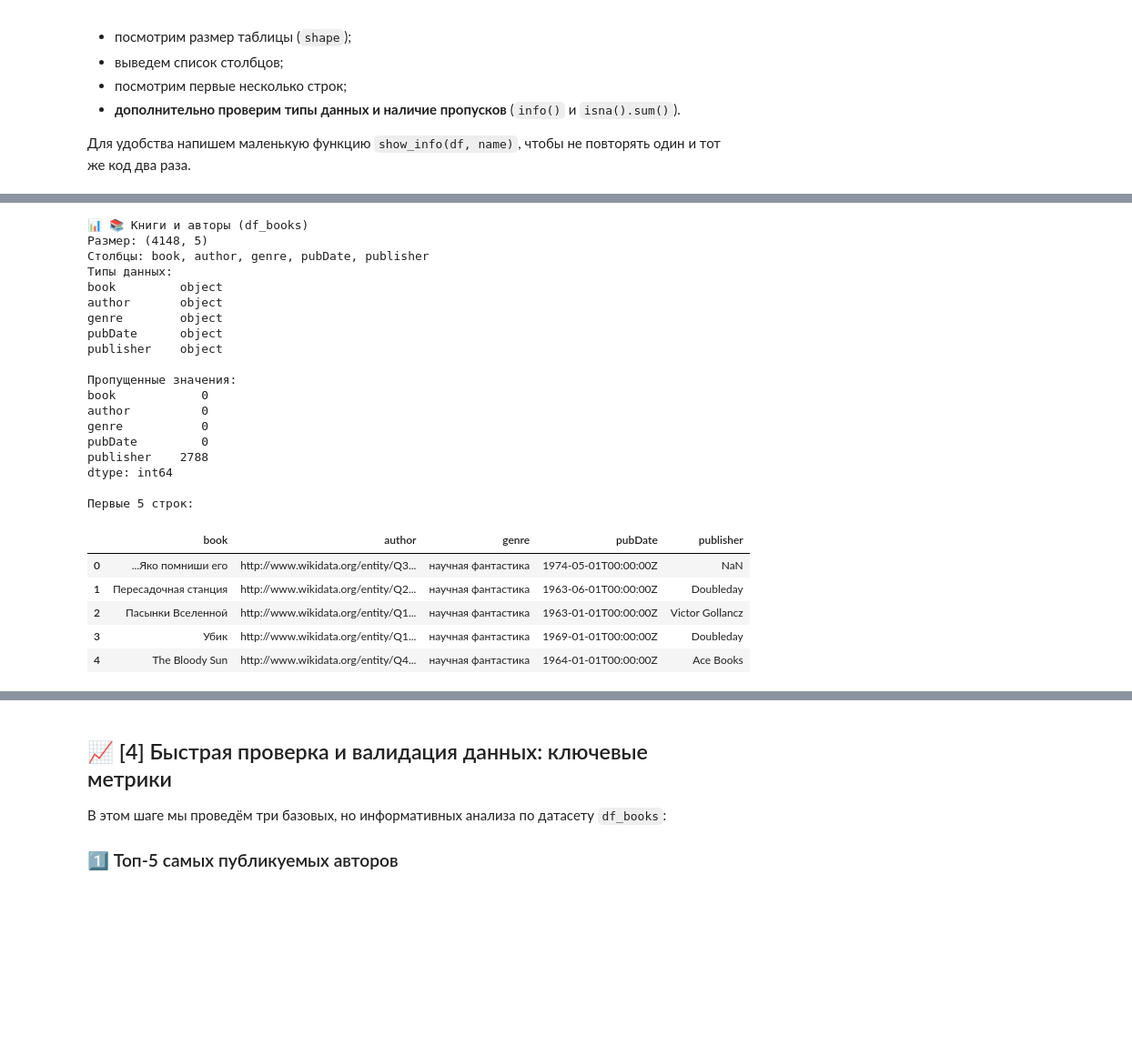
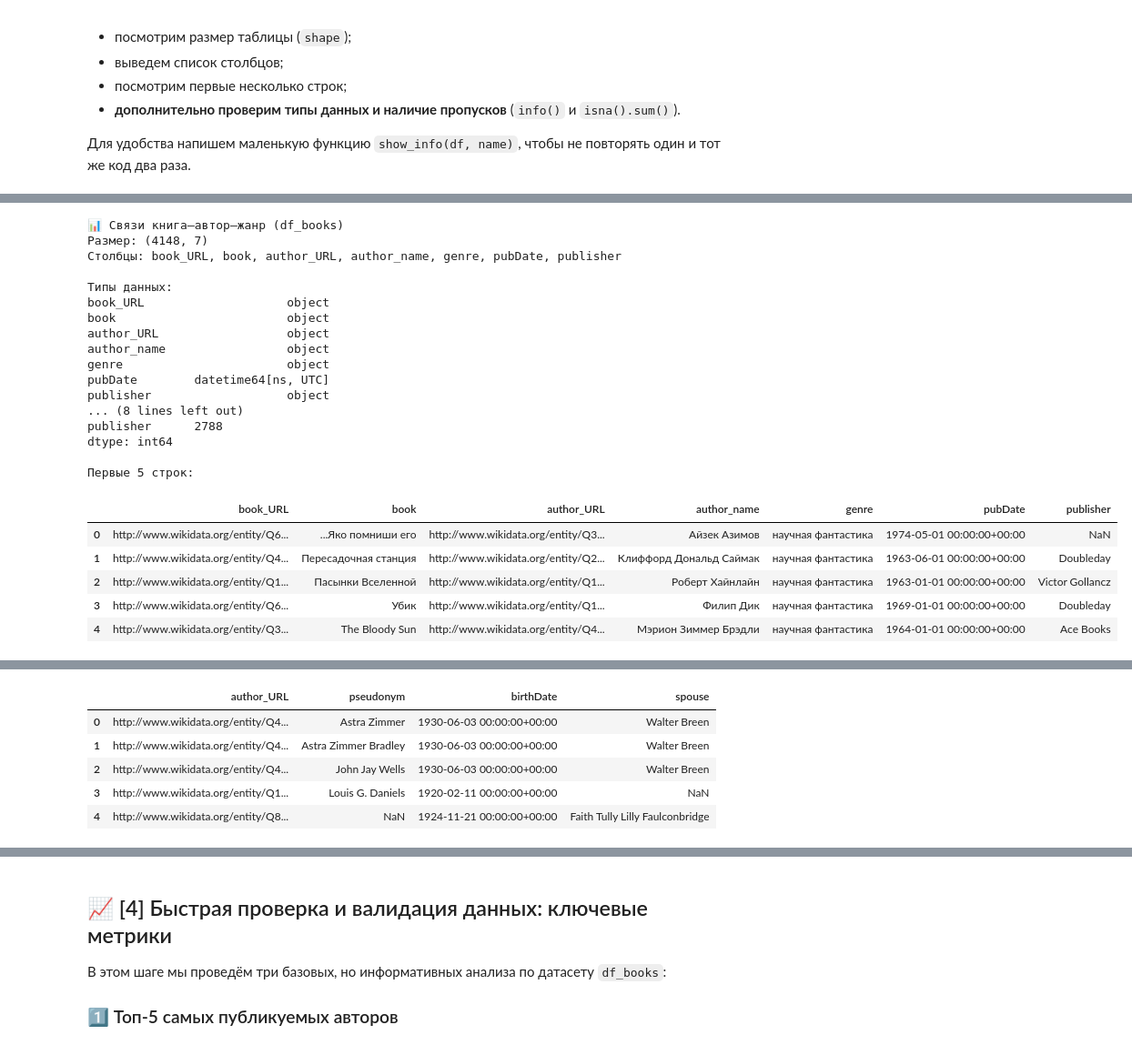
Before and after one commit to a-nastasiamoiseeva/python-ai-Moiseeva-Anastasia, a Jupyter notebook: notebooks/week2b_read_csv.ipynb, the cells around one changed output, grey strips where cells are left out. Shown at 91% size. Cells and saved outputs as stored; diff of their text form; code cells hidden in the pictures; blank space fills up the shorter version.

```diff
--- a/notebooks/week2b_read_csv.ipynb
+++ b/notebooks/week2b_read_csv.ipynb
@@ -149,3 +216,10 @@ print(f"📋 Итоговые столбцы df_authors: {list(df_authors.column
 - **дополнительно проверим типы данных и наличие пропусков** (`info()` и `isna().sum()`).
 
 Для удобства напишем маленькую функцию `show_info(df, name)`, чтобы не повторять один и тот же код два раза.
+# %%
+# Шаг 3. Создаём таблицу уникальных книг
+df_books_unique = df_books.drop_duplicates(subset="book_URL").copy()
+
+print("Строк в df_books:", len(df_books))
+print("Строк в df_books_unique:", len(df_books_unique))
+display(df_books_unique.head())
@@ -152,52 +235,39 @@ print(f"📋 Итоговые столбцы df_authors: {list(df_authors.column
 # %%
 def show_info(df, name, n=5):
-    """Краткий обзор DataFrame: имя, размер, список столбцов, типы и первые строки."""
     print(f"\n📊 {name}")
     print("Размер:", df.shape)
     print("Столбцы:", ", ".join(df.columns))
-    print("Типы данных:")
-    print(df.dtypes.to_string())  # **ИЗМЕНЕНО: показ типов столбцов**
+    print("\nТипы данных:")
+    print(df.dtypes.to_string())
     print("\nПропущенные значения:")
-    print(df.isna().sum())        # **ДОБАВЛЕНО: проверка на NaN**
+    print(df.isna().sum())
     print(f"\nПервые {n} строк:")
-    display(df.head(n))           # **ИЗМЕНЕНО: display() для лучшего форматирования в Colab**
+    display(df.head(n))
 
-# 🔍 Шаг 3. Обзор ваших данных
-
-# **ИЗМЕНЕНО: имена DataFrame и описания под ваш проект**
-show_info(df_books, "📚 Книги и авторы (df_books)")
-show_info(df_authors, "👤 Авторы и псевдонимы (df_authors)")
-
-# **ДОБАВЛЕНО: быстрая сводка по уникальным значениям**
-print("\n🔎 Быстрая аналитика:")
-print(f"• Уникальных книг в df_books: {df_books['book'].nunique()}")
-print(f"• Уникальных авторов в df_books: {df_books['author'].nunique()}")
-print(f"• Жанры: {df_books['genre'].dropna().unique().tolist()}")
-if 'pseudonym' in df_authors.columns:
-    print(f"• Записей о псевдонимах в df_authors: {len(df_authors)}")
+show_info(df_books, "Связи книга–автор–жанр (df_books)")
+show_info(df_books_unique, "Уникальные книги (df_books_unique)")
+show_info(df_authors, "Авторы (df_authors)")
 # %% [output]
-📊 📚 Книги и авторы (df_books)
-Размер: (4148, 5)
-Столбцы: book, author, genre, pubDate, publisher
+📊 Связи книга–автор–жанр (df_books)
+Размер: (4148, 7)
+Столбцы: book_URL, book, author_URL, author_name, genre, pubDate, publisher
+
 Типы данных:
-book         object
-author       object
-genre        object
-pubDate      object
-publisher    object
-
-Пропущенные значения:
-book            0
-author          0
-genre           0
-pubDate         0
-publisher    2788
+book_URL                    object
+book                        object
+author_URL                  object
+author_name                 object
+genre                       object
+pubDate        datetime64[ns, UTC]
+publisher                   object
+... (8 lines left out)
+publisher      2788
 dtype: int64
 
 Первые 5 строк:
-|  | book | author | genre | pubDate | publisher |
-| 0 | ...Яко помниши его | http://www.wikidata.org/entity/Q3... | научная фантастика | 1974-05-01T00:00:00Z | NaN |
-| 1 | Пересадочная станция | http://www.wikidata.org/entity/Q2... | научная фантастика | 1963-06-01T00:00:00Z | Doubleday |
-| 2 | Пасынки Вселенной | http://www.wikidata.org/entity/Q1... | научная фантастика | 1963-01-01T00:00:00Z | Victor Gollancz |
-| 3 | Убик | http://www.wikidata.org/entity/Q1... | научная фантастика | 1969-01-01T00:00:00Z | Doubleday |
-| 4 | The Bloody Sun | http://www.wikidata.org/entity/Q4... | научная фантастика | 1964-01-01T00:00:00Z | Ace Books |
+|  | book_URL | book | author_URL | author_name | genre | pubDate | publisher |
+| 0 | http://www.wikidata.org/entity/Q6... | ...Яко помниши его | http://www.wikidata.org/entity/Q3... | Айзек Азимов | научная фантастика | 1974-05-01 00:00:00+00:00 | NaN |
+| 1 | http://www.wikidata.org/entity/Q4... | Пересадочная станция | http://www.wikidata.org/entity/Q2... | Клиффорд Дональд Саймак | научная фантастика | 1963-06-01 00:00:00+00:00 | Doubleday |
+| 2 | http://www.wikidata.org/entity/Q1... | Пасынки Вселенной | http://www.wikidata.org/entity/Q1... | Роберт Хайнлайн | научная фантастика | 1963-01-01 00:00:00+00:00 | Victor Gollancz |
+| 3 | http://www.wikidata.org/entity/Q6... | Убик | http://www.wikidata.org/entity/Q1... | Филип Дик | научная фантастика | 1969-01-01 00:00:00+00:00 | Doubleday |
+| 4 | http://www.wikidata.org/entity/Q3... | The Bloody Sun | http://www.wikidata.org/entity/Q4... | Мэрион Зиммер Брэдли | научная фантастика | 1964-01-01 00:00:00+00:00 | Ace Books |
@@ -229,0 +315,6 @@ dtype: int64
+|  | author_URL | pseudonym | birthDate | spouse |
+| 0 | http://www.wikidata.org/entity/Q4... | Astra Zimmer | 1930-06-03 00:00:00+00:00 | Walter Breen |
+| 1 | http://www.wikidata.org/entity/Q4... | Astra Zimmer Bradley | 1930-06-03 00:00:00+00:00 | Walter Breen |
+| 2 | http://www.wikidata.org/entity/Q4... | John Jay Wells | 1930-06-03 00:00:00+00:00 | Walter Breen |
+| 3 | http://www.wikidata.org/entity/Q1... | Louis G. Daniels | 1920-02-11 00:00:00+00:00 | NaN |
+| 4 | http://www.wikidata.org/entity/Q8... | NaN | 1924-11-21 00:00:00+00:00 | Faith Tully Lilly Faulconbridge |
```
Also changed, not shown: parts of 20 cells of this notebook.
